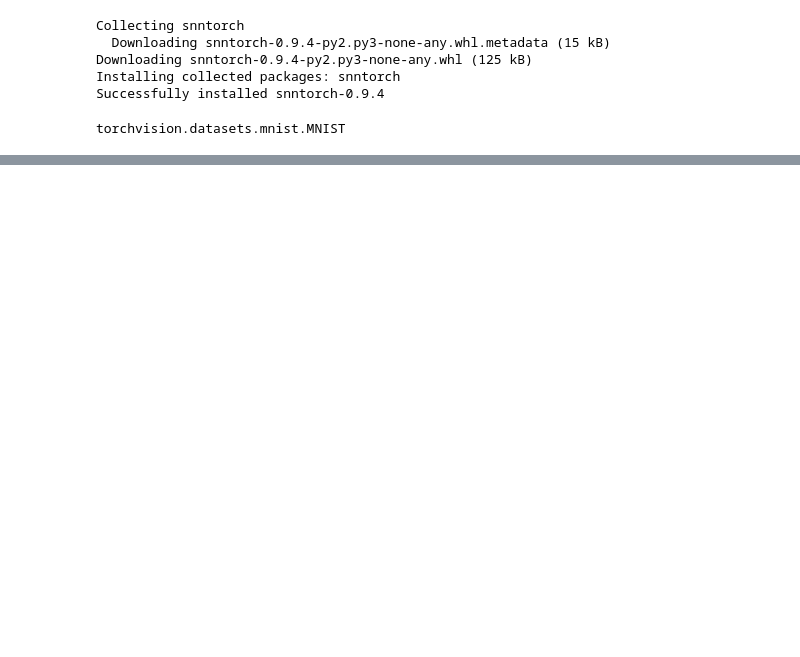
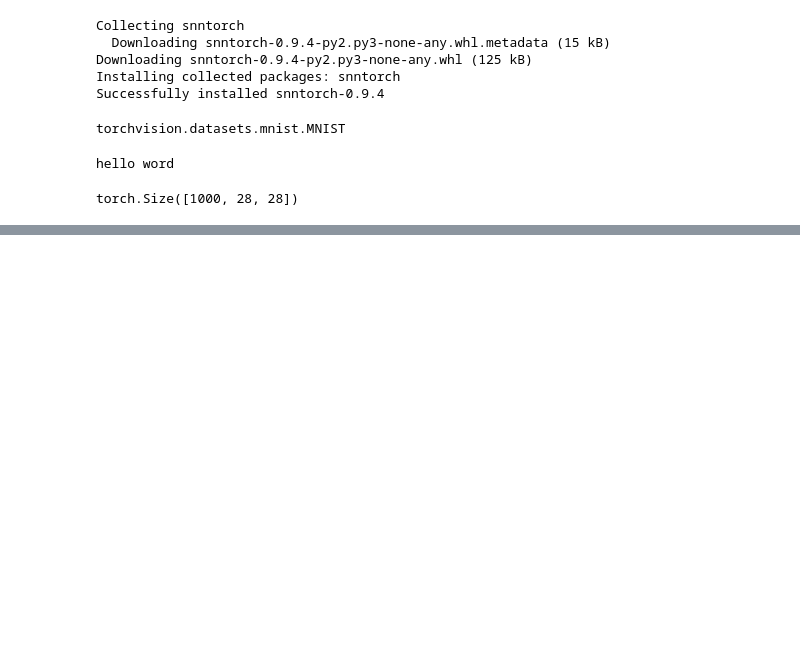
Before and after one commit to GopalSir/snnTorchTutorials, a Jupyter notebook: tutorial1.ipynb, the cells around one changed output, grey strips where cells are left out. Cells and saved outputs as stored; diff of their text form; code cells hidden in the pictures; blank space fills up the shorter version.

```diff
--- a/tutorial1.ipynb
+++ b/tutorial1.ipynb
@@ -43,5 +43,18 @@ from torch.utils.data import DataLoader
 
 train_loader = DataLoader(mnist_train, batch_size = batch_size, shuffle=True)
 # %%
-num_steps = 10
+num_steps = 1000
 raw_vector = torch.ones(num_steps)*0.5
+# %%
+print("hello word")
+# %% [output]
+hello word
+# %%
+from snntorch import spikegen
+
+# Iterate through minibatches
+data = iter(train_loader)
+data_it, targets_it = next(data)
+
+# Spiking Data
+spike_data = spikegen.rate(data_it, num_steps=num_steps)
@@ -47,0 +65,12 @@ raw_vector = torch.ones(num_steps)*0.5
+# %%
+spike_data_sample = spike_data[:, 0, 0]
+print(spike_data_sample.size())
+# %% [output]
+torch.Size([1000, 28, 28])
+# %%
+fig, ax = plt.subplots()
+anim = splt.animator(spike_data_sample, fig, ax)
+# plt.rcParams['animation.ffmpeg_path'] = 'C:\\path\\to\\your\\ffmpeg.exe'
+
+HTML(anim.to_html5_video())
+# %% [output]
@@ -47,0 +78 @@ raw_vector = torch.ones(num_steps)*0.5
+[figure, added]
```
Also changed, not shown: parts of 2 cells of this notebook.
